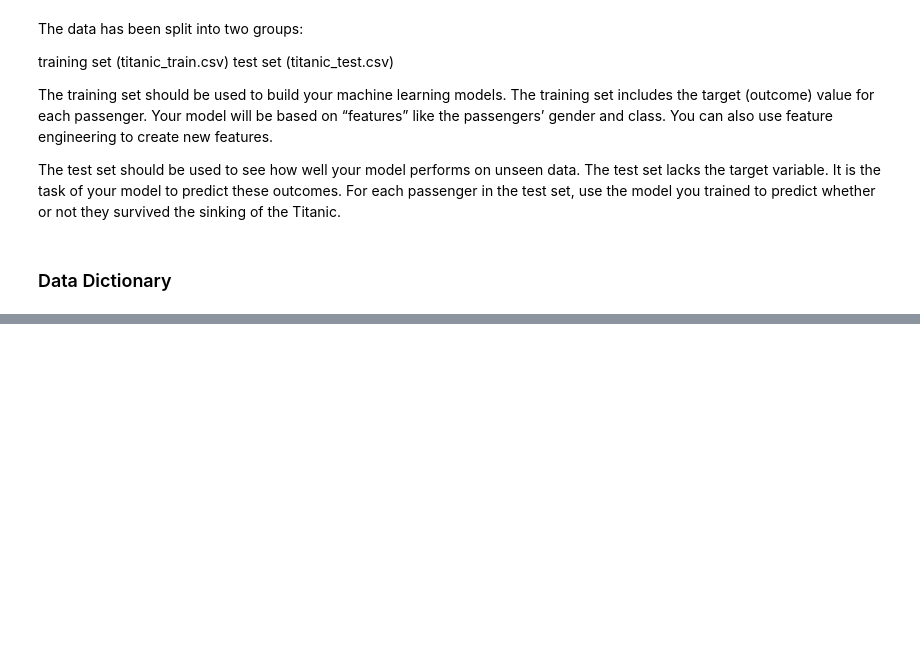
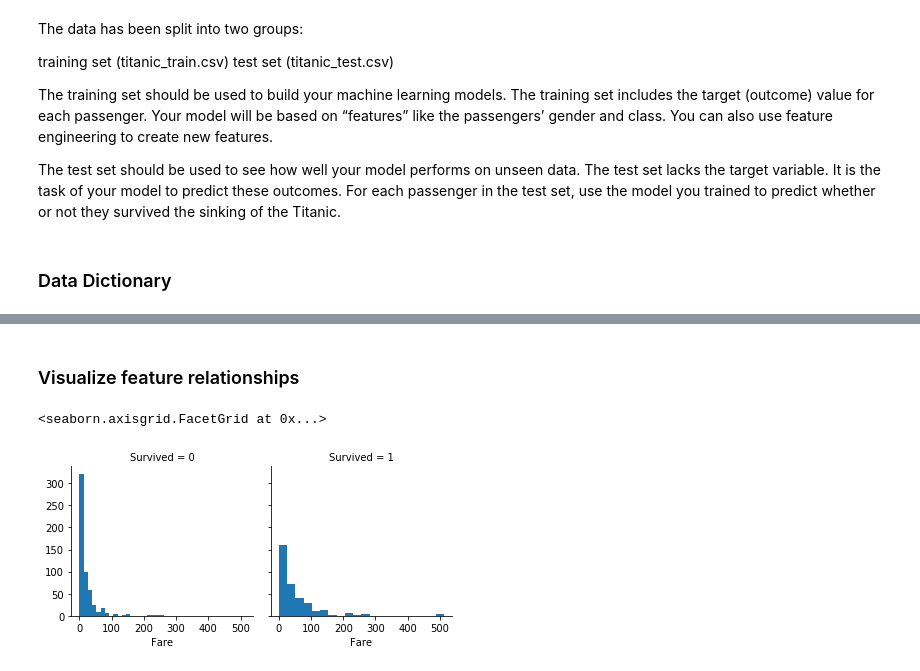
Before and after one commit to yuyouling/ML_Class_Files, a Jupyter notebook: Lab Class 3 - Titanic.ipynb, the cells around one changed output, grey strips where cells are left out. Cells and saved outputs as stored; diff of their text form; code cells hidden in the pictures; blank space fills up the shorter version.

```diff
--- a/Lab Class 3 - Titanic.ipynb
+++ b/Lab Class 3 - Titanic.ipynb
@@ -72,0 +156,6 @@ Which features may we want to complete/impute?
+# %%
+df.loc[ dataset['Age'] <= 16, 'Age'] = 0
+df.loc[(dataset['Age'] > 16) & (dataset['Age'] <= 32), 'Age'] = 1
+df.loc[(dataset['Age'] > 32) & (dataset['Age'] <= 48), 'Age'] = 2
+df.loc[(dataset['Age'] > 48) & (dataset['Age'] <= 64), 'Age'] = 3
+df.loc[ dataset['Age'] > 64, 'Age']
@@ -72,0 +189,8 @@ Which features may we want to complete/impute?
+# %% [markdown]
+### Visualize feature relationships
+# %%
+g = sns.FacetGrid(df, col='Survived')
+g.map(plt.hist, 'Fare', bins=20)  # use age once imputed
+# %% [output]
+<seaborn.axisgrid.FacetGrid at 0x...>
+[figure, added]
```
Also changed, not shown: parts of 34 cells of this notebook.
